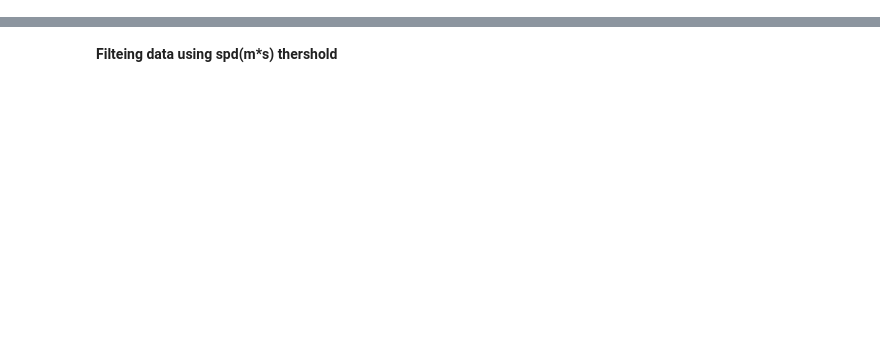
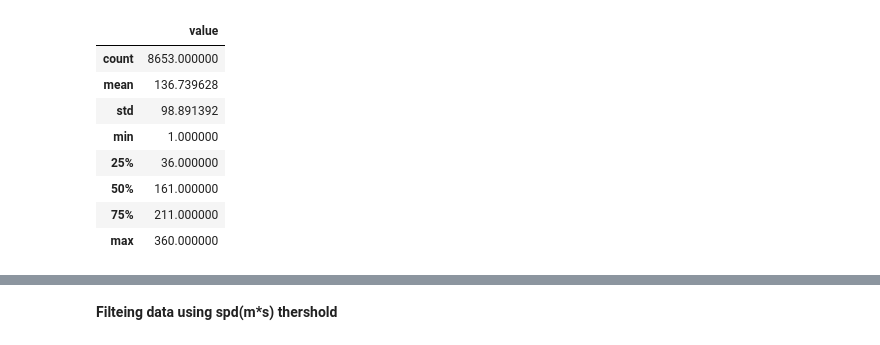
Before and after one commit to granantuin/Model_vs_data_label, a Jupyter notebook: Display_data_model_label.ipynb, the cells around one changed output, grey strips where cells are left out. Drawn from its saved outputs; the diff is of its cells as text; code cells hidden in the pictures; blank space fills up the shorter version.

```diff
--- a/Display_data_model_label.ipynb
+++ b/Display_data_model_label.ipynb
@@ -45,3 +72,15 @@ y_sp["spd"]=y_sp["spd"]/3.6
+# %%
+y_data.describe()
+# %% [output]
+|  | value |
+| count | 8653.000000 |
+| mean | 136.739628 |
+| std | 98.891392 |
+| min | 1.000000 |
+| 25% | 36.000000 |
+| 50% | 161.000000 |
+| 75% | 211.000000 |
+| max | 360.000000 |
 # %%
 NE=y_data[(y_data["value"]>22.5) & (y_data["value"]<67.5)]
 NE["label"]="NE"
```
Also changed, not shown: parts of 20 cells of this notebook.
